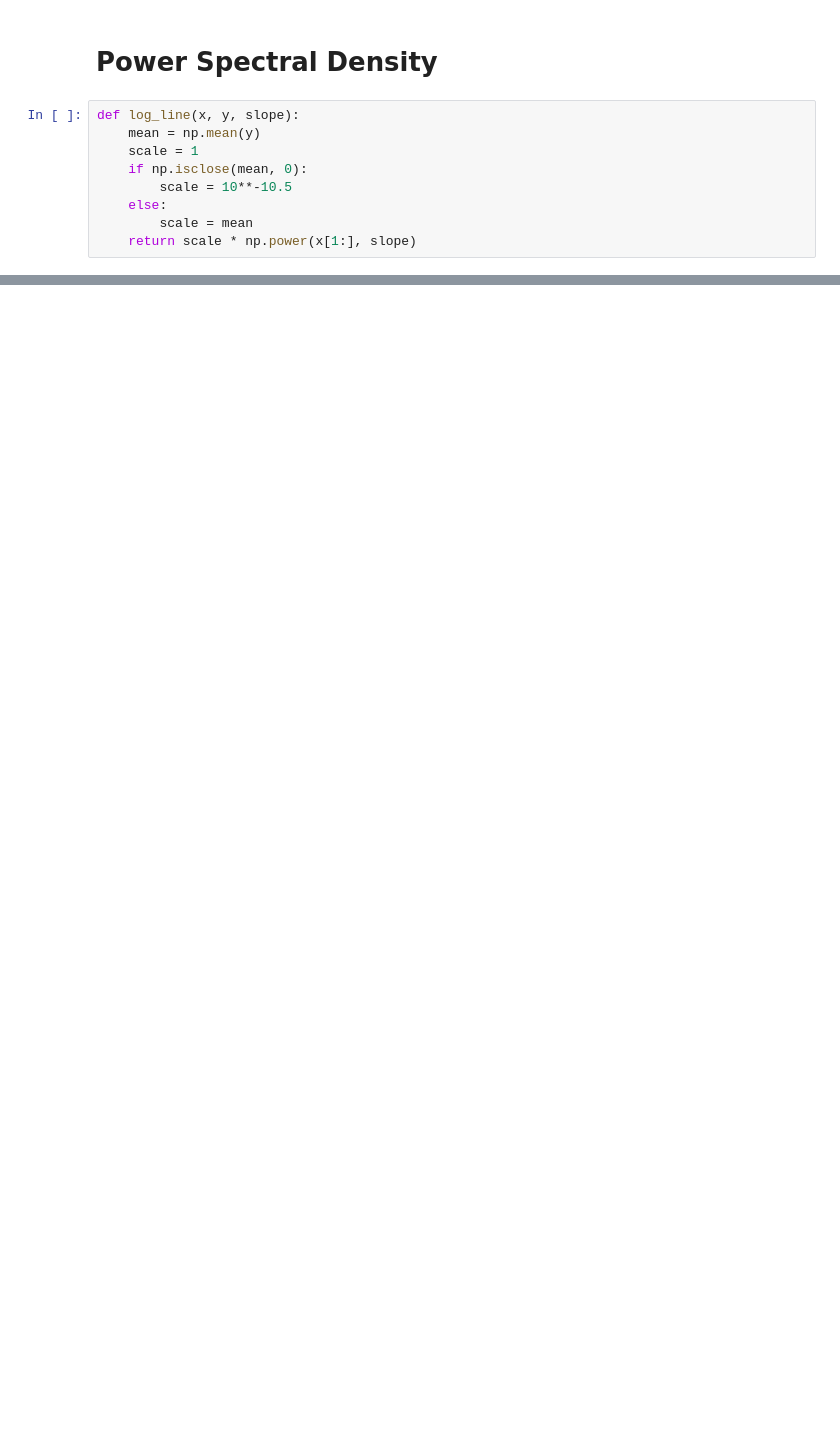
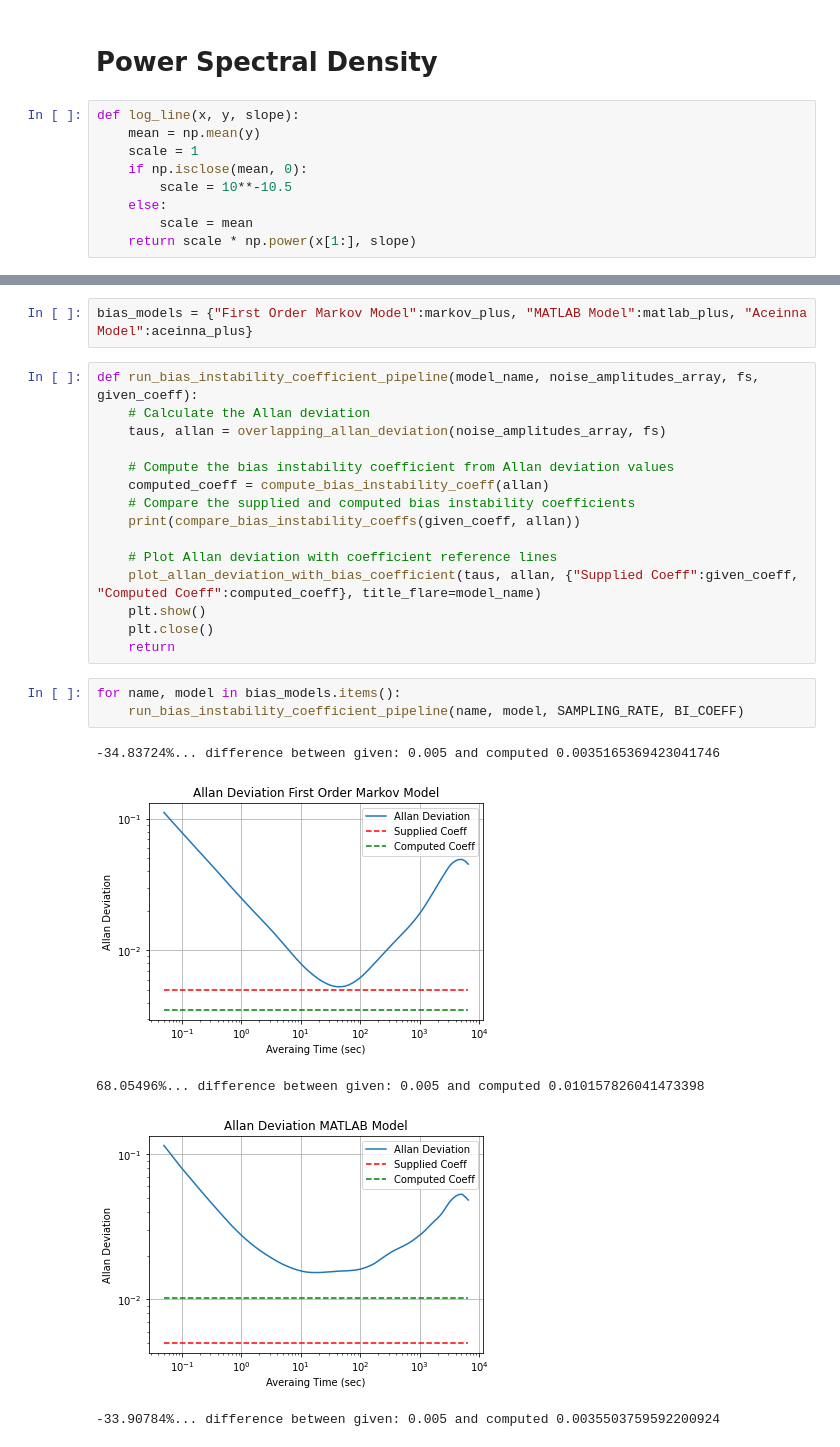
Before and after one commit to nurriol2/learn-imu, a Jupyter notebook: notebooks/05_report_differences_between_bias_instability_models.ipynb, the cells around one changed output, grey strips where cells are left out. Drawn from its saved outputs; the diff is of its cells as text; blank space fills up the shorter version.

Commit message:
Include coefficient finding

```diff
--- a/notebooks/05_report_differences_between_bias_instability_models.ipynb
+++ b/notebooks/05_report_differences_between_bias_instability_models.ipynb
@@ -391,0 +427,26 @@ for model in [aceinna]:
+# %%
+bias_models = {"First Order Markov Model":markov_plus, "MATLAB Model":matlab_plus, "Aceinna Model":aceinna_plus}
+# %%
+def run_bias_instability_coefficient_pipeline(model_name, noise_amplitudes_array, fs, given_coeff):
+    # Calculate the Allan deviation
+    taus, allan = overlapping_allan_deviation(noise_amplitudes_array, fs)
+
+    # Compute the bias instability coefficient from Allan deviation values
+    computed_coeff = compute_bias_instability_coeff(allan)
+    # Compare the supplied and computed bias instability coefficients
+    print(compare_bias_instability_coeffs(given_coeff, allan))
+
+    # Plot Allan deviation with coefficient reference lines
+    plot_allan_deviation_with_bias_coefficient(taus, allan, {"Supplied Coeff":given_coeff, "Computed Coeff":computed_coeff}, title_flare=model_name)
+    plt.show()
+    plt.close()
+    return
+# %%
+for name, model in bias_models.items():
+    run_bias_instability_coefficient_pipeline(name, model, SAMPLING_RATE, BI_COEFF)
+# %% [output]
+-34.83724%... difference between given: 0.005 and computed 0.0035165369423041746
+[figure, added]
+68.05496%... difference between given: 0.005 and computed 0.010157826041473398
+[figure, added]
+-33.90784%... difference between given: 0.005 and computed 0.0035503759592200924
```
Also changed, not shown: parts of 7 cells of this notebook.
